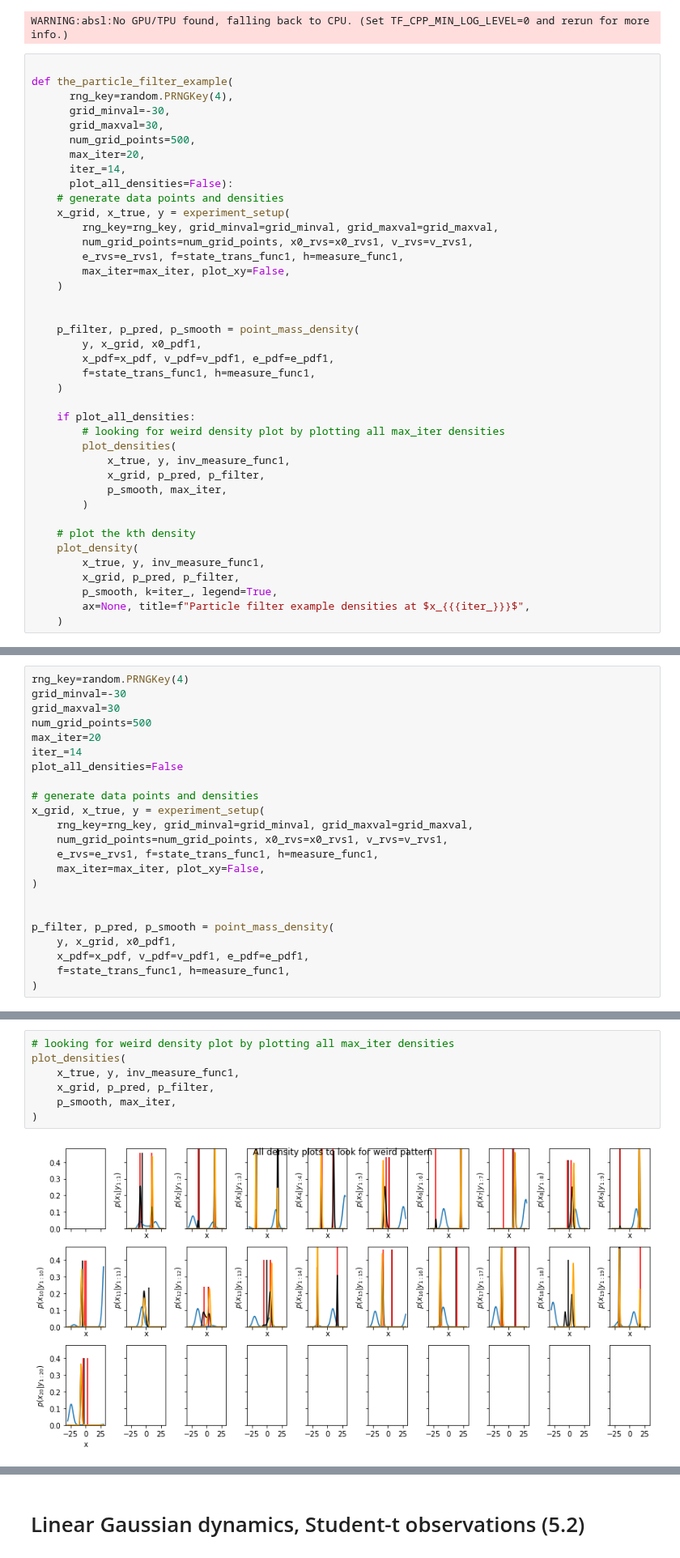
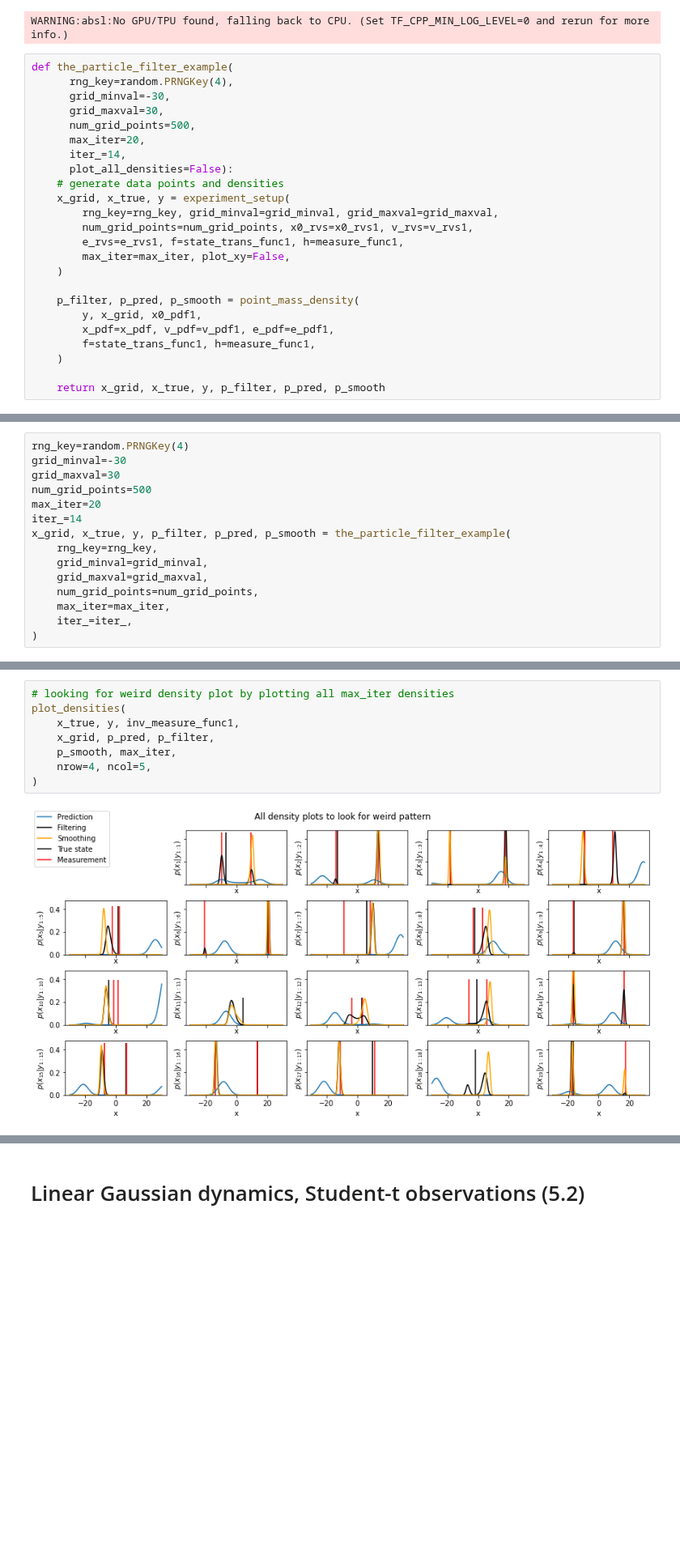
Before and after one commit to probml/probml-notebooks, a Jupyter notebook: notebooks/discretized_ssm.ipynb, the cells around one changed output, grey strips where cells are left out. Shown at 81% size. Saved outputs shown, nothing was run; the diff lists cells and outputs as text; blank space fills up the shorter version.

Commit message:
correct lineplots and heatmap, refactor functions and code blocks

```diff
--- a/notebooks/discretized_ssm.ipynb
+++ b/notebooks/discretized_ssm.ipynb
@@ -266,7 +342,6 @@ x0_pdf1 = jsp.stats.norm.pdf
 # %% [output]
 WARNING:absl:No GPU/TPU found, falling back to CPU. (Set TF_CPP_MIN_LOG_LEVEL=0 and rerun for more info.)
 # %%
-
 def the_particle_filter_example(
       rng_key=random.PRNGKey(4),
       grid_minval=-30,
@@ -283,25 +358,10 @@ def the_particle_filter_example(
         max_iter=max_iter, plot_xy=False,
     )
 
-
     p_filter, p_pred, p_smooth = point_mass_density(
         y, x_grid, x0_pdf1,
         x_pdf=x_pdf, v_pdf=v_pdf1, e_pdf=e_pdf1,
         f=state_trans_func1, h=measure_func1,
     )
 
-    if plot_all_densities:
-        # looking for weird density plot by plotting all max_iter densities
-        plot_densities(
-            x_true, y, inv_measure_func1,
-            x_grid, p_pred, p_filter,
-            p_smooth, max_iter,
-        )
-
-    # plot the kth density
-    plot_density(
-        x_true, y, inv_measure_func1,
-        x_grid, p_pred, p_filter,
-        p_smooth, k=iter_, legend=True,
-        ax=None, title=f"Particle filter example densities at $x_{{{iter_}}}$",
-    )
+    return x_grid, x_true, y, p_filter, p_pred, p_smooth
@@ -316,22 +372,14 @@ grid_maxval=30
 num_grid_points=500
 max_iter=20
 iter_=14
-plot_all_densities=False
-
-# generate data points and densities
-x_grid, x_true, y = experiment_setup(
-    rng_key=rng_key, grid_minval=grid_minval, grid_maxval=grid_maxval,
-    num_grid_points=num_grid_points, x0_rvs=x0_rvs1, v_rvs=v_rvs1,
-    e_rvs=e_rvs1, f=state_trans_func1, h=measure_func1,
-    max_iter=max_iter, plot_xy=False,
+x_grid, x_true, y, p_filter, p_pred, p_smooth = the_particle_filter_example(
+    rng_key=rng_key,
+    grid_minval=grid_minval,
+    grid_maxval=grid_maxval,
+    num_grid_points=num_grid_points,
+    max_iter=max_iter,
+    iter_=iter_,
 )
-
-
-p_filter, p_pred, p_smooth = point_mass_density(
-    y, x_grid, x0_pdf1,
-    x_pdf=x_pdf, v_pdf=v_pdf1, e_pdf=e_pdf1,
-    f=state_trans_func1, h=measure_func1,
-)
 # %%
 print(y)
 print(x_true)
@@ -421,9 +440,10 @@ plt.show()
 # %%
 # looking for weird density plot by plotting all max_iter densities
 plot_densities(
     x_true, y, inv_measure_func1,
     x_grid, p_pred, p_filter,
     p_smooth, max_iter,
+    nrow=4, ncol=5,
 )
 # %% [output]
-[figure, old version]
+[figure, new version]
```
Also changed, not shown: parts of 23 cells of this notebook.
